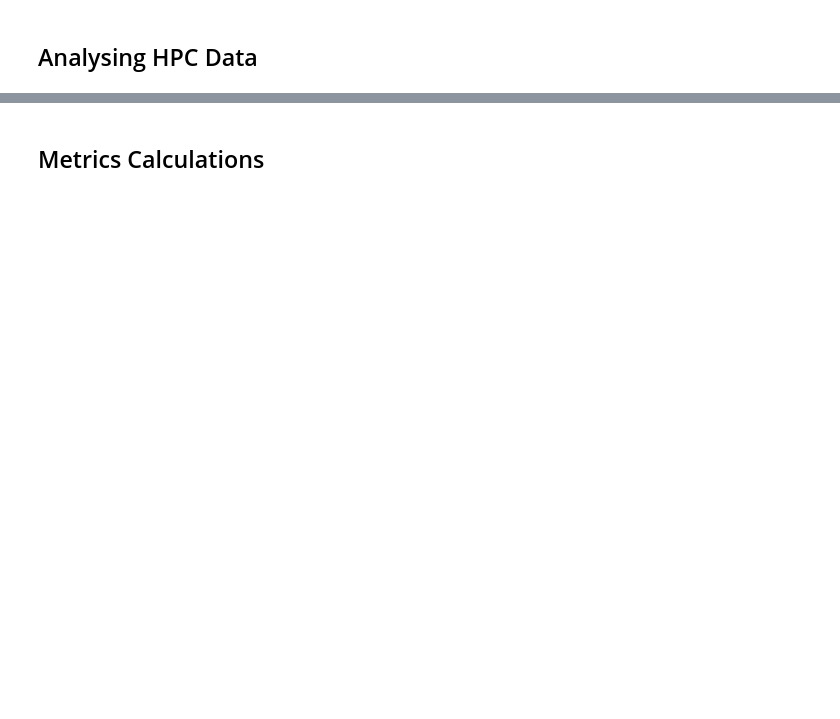
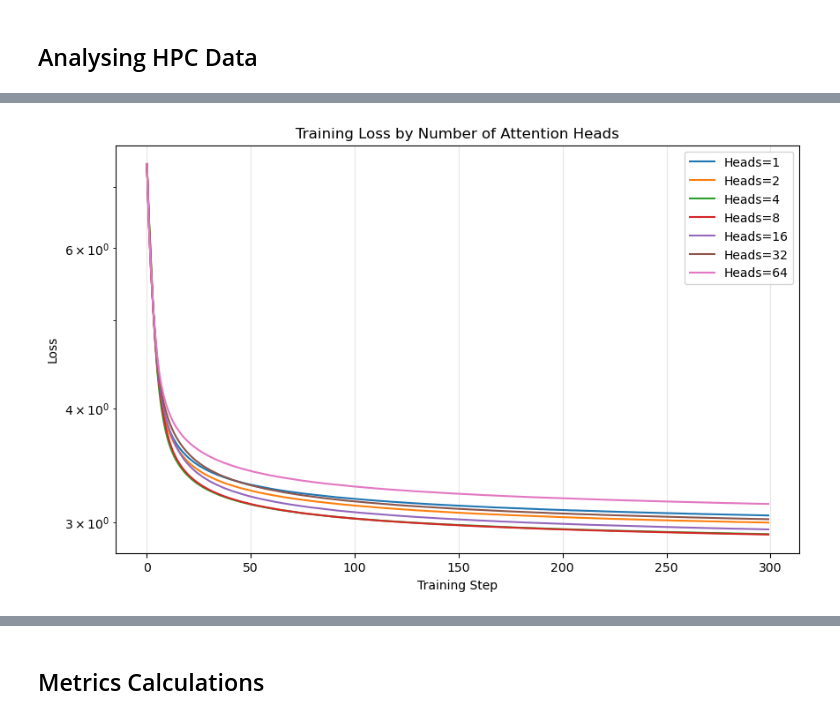
Before and after one commit to SharmaLlama/dl-from-scratch, a Jupyter notebook: notebooks/transformer.ipynb, the cells around one changed output, grey strips where cells are left out. Saved outputs shown, nothing was run; the diff lists cells and outputs as text; code cells hidden in the pictures; blank space fills up the shorter version.

Commit message:
test metrics fix

```diff
--- a/notebooks/transformer.ipynb
+++ b/notebooks/transformer.ipynb
@@ -146,14 +129,0 @@ exp_1 = "no_drop_no_warm"
-# %%
-train_losses = {}
-test_losses = {}
-sentences = {}
-
-for exp in [exp_3]:
-    with open(base_path / f"{exp}_sentences.pkl", "rb") as f:
-        sentences[exp] = pickle.load(f)
-
-    with open(base_path / f"{exp}_train_loss.pkl", "rb") as f:
-        train_losses[exp] = pickle.load(f)
-
-    with open(base_path / f"{exp}_test_loss.pkl", "rb") as f:
-        test_losses[exp] = pickle.load(f)
@@ -259,0 +146,33 @@ torch.Size([20, 4, 140, 140])
+# %%
+# Rename the columns
+train_losses.columns = ['loss_value', 'perplexity', 'accuracy', 'heads']
+train_losses['loss_value'] = train_losses['loss_value'].str.replace('(', '').astype(float)
+train_losses['perplexity'] = train_losses['perplexity'].str.extract(r'float64\(([^)]+)\)').astype(float)
+train_losses['accuracy'] = train_losses['accuracy'].str.replace(')', '').astype(float)
+
+val_losses.columns = ['loss_value', 'perplexity', 'accuracy', 'heads']
+val_losses['loss_value'] = val_losses['loss_value'].str.replace('(', '').astype(float)
+val_losses['perplexity'] = val_losses['perplexity'].str.extract(r'float64\(([^)]+)\)').astype(float)
+val_losses['accuracy'] = val_losses['accuracy'].str.replace(')', '').astype(float)
+# %%
+import matplotlib.pyplot as plt
+
+plt.figure(figsize=(10, 6))
+for exp_value in sorted(train_losses['heads'].unique()):
+    exp_data = train_losses[train_losses['heads'] == exp_value]
+
+    # Plot the line for this experiment with a label
+    plt.plot(np.arange(300), exp_data['loss_value'], label=f'Heads={exp_value}')
+
+plt.yscale("log")
+# Add labels and title
+plt.xlabel('Training Step')
+plt.ylabel('Loss')
+plt.title('Training Loss by Number of Attention Heads')
+plt.legend()
+plt.grid(True, alpha=0.3)
+
+# Show the plot
+plt.show()
+# %% [output]
+[figure, added]
```
Also changed, not shown: parts of 77 cells of this notebook, 1 other file.
